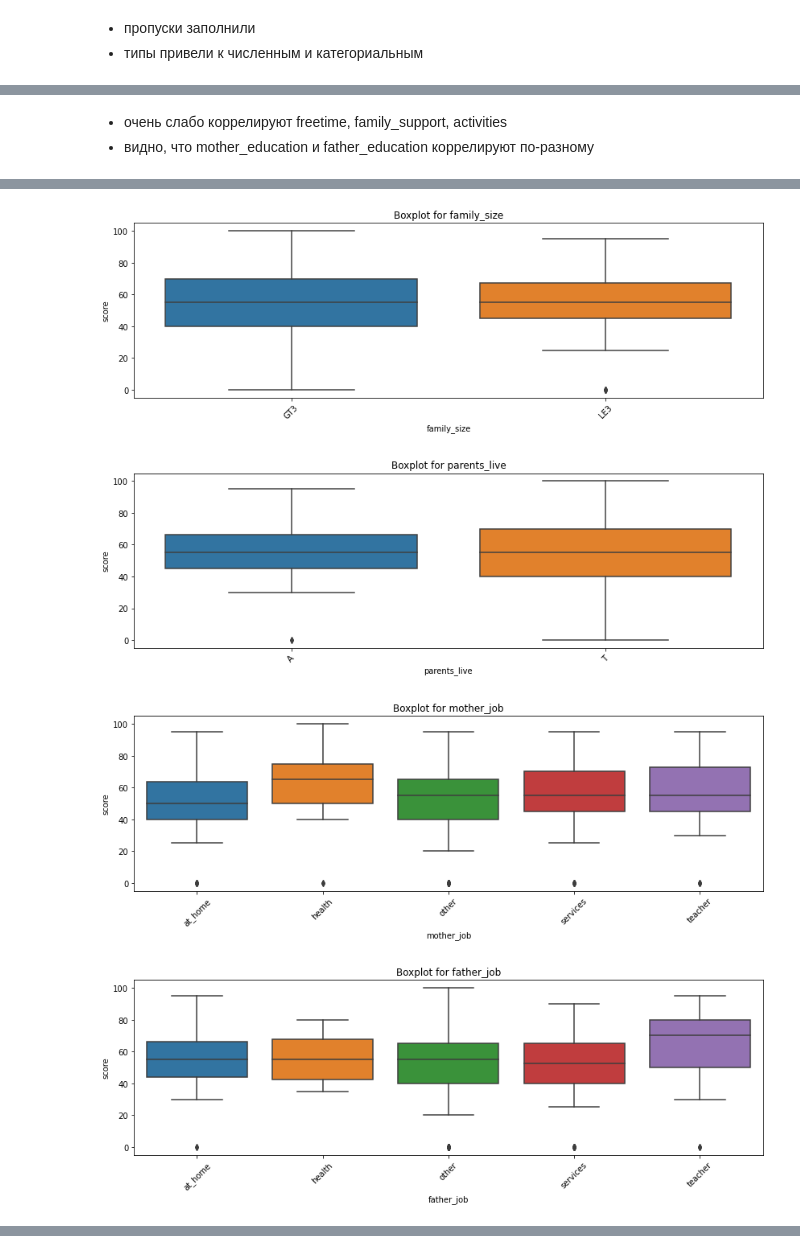
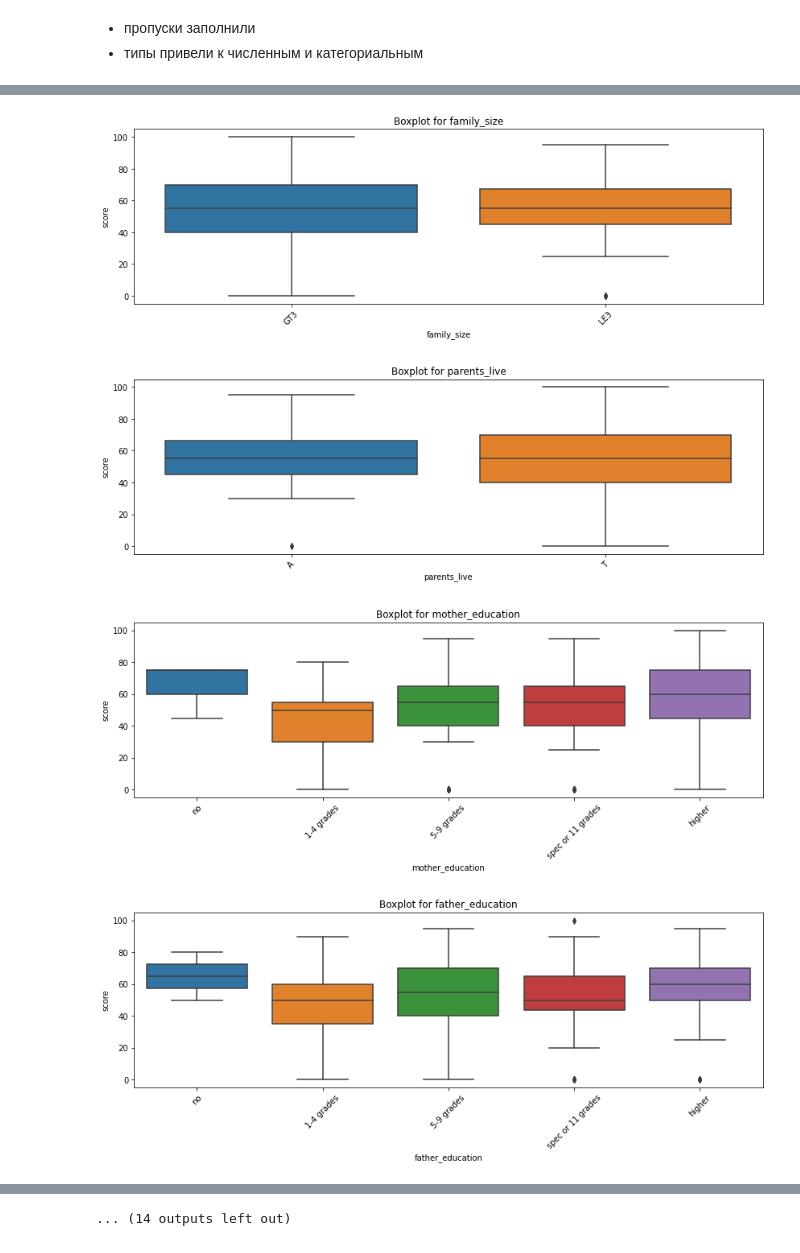
Before and after one commit to sau114/skillfactory_rds, a Jupyter notebook: module_2/main.ipynb, the cells around one changed output, grey strips where cells are left out. Saved outputs shown, nothing was run; the diff lists cells and outputs as text; code cells hidden in the pictures.

Commit message:
Almost ready
Less garbage, more category

```diff
--- a/module_2/main.ipynb
+++ b/module_2/main.ipynb
@@ -203,7 +204,7 @@ data['score'].hist()
 data['score'] = data['score'].fillna(0)
 # %%
 # разбираемся с NaN в численных столбцах
-numeric_columns = list(data.select_dtypes(include=['integer', 'float']).columns)
+numeric_columns = ['age', 'absences', 'score']
 # в столбце age пропусков нет
 # остальные столбцы заполним медианными значениями
 for i_column in numeric_columns:
@@ -226,12 +215,32 @@ data[category_columns] = data[category_columns].astype('category')
-# %%
-# заполним пропуски (модой) и логические параметры (yes/no) приведем к типу (1/0)
-boolean_columns = ['education_support', 'family_support', 'math_paid_lessons',
-                   'activities', 'kindergarten', 'higher', 'internet', 'romantic']
-for i_column in boolean_columns:
-    data[i_column] = data[i_column].fillna(data[i_column].mode()[0])
-data[boolean_columns].describe()
-data[boolean_columns] = data[boolean_columns].replace({'yes': '1', 'no': '0'})
-data[boolean_columns] = data[boolean_columns].apply(pd.to_numeric, downcast='unsigned')
+# %%
+# категоризируем столбцы, которые распознались, как числа
+numeric_to_category_columns = ['mother_education', 'father_education', 'traveltime',
+                               'studytime', 'failures', 'family_relations', 'freetime', 'friends_time', 'health']
+# сначала заполним пропуски модой
+for i_column in numeric_to_category_columns:
+    data[i_column] = data[i_column].fillna(data[i_column].mode()[0])
+# затем переведём в категориальный тип
+data[numeric_to_category_columns] = data[numeric_to_category_columns].astype(
+    'uint64').astype('category')
+# и внесём пояснения там, где можем
+data['mother_education'] = data['mother_education'].cat.rename_categories(
+    {0: 'no', 1: '1-4 grades', 2: '5-9 grades', 3: 'spec or 11 grades', 4: 'higher'})
+data['father_education'] = data['father_education'].cat.rename_categories(
+    {0: 'no', 1: '1-4 grades', 2: '5-9 grades', 3: 'spec or 11 grades', 4: 'higher'})
+data['traveltime'] = data['traveltime'].cat.rename_categories(
+    {1: '< 15 min', 2: '15-30 min', 3: '30-60 min', 4: '> 60 min'})
+data['studytime'] = data['studytime'].cat.rename_categories(
+    {1: '< 2 h', 2: '2-5 h', 3: '5-10 h', 4: '> 10 h'})
+data['failures'] = data['failures'].cat.rename_categories(
+    {0: 'other', 1: '1', 2: '2', 3: '3'})
+# %%
+# категоризируем все остальные столбцы
+object_to_category_columns = list(data.select_dtypes(include='object'))
+# сначала заполним пропуски модой
+for i_column in object_to_category_columns:
+    data[i_column] = data[i_column].fillna(data[i_column].mode()[0])
+# затем переведём в категориальный тип
+data[object_to_category_columns] = data[object_to_category_columns].astype('category')
 # %%
 data.info(memory_usage='deep')
 # %% [output]
@@ -301,6 +280,3 @@ Name: score, dtype: float64
-# %% [markdown]
-- очень слабо коррелируют freetime, family_support, activities
-- видно, что mother_education и father_education коррелируют по-разному
 # %%
 # вывод ящика с усами для score при разных признаках
 def show_boxplot(column):
@@ -311,13 +287,14 @@ def show_boxplot(column):
     plt.show()
 # %%
 # посмотрим что для категорийных признаков
+category_columns = list(data.select_dtypes(include='category'))
 for i_column in category_columns:
     show_boxplot(i_column)
 # %% [output]
 [figure]
 [figure]
 [figure]
 [figure]
 [figure]
-[figure, old version]
+[figure, new version]
-[figure, old version]
+[figure, new version]
@@ -325,0 +306 @@ for i_column in category_columns:
+... (14 outputs left out)
```
Also changed, not shown: parts of 23 cells of this notebook.
